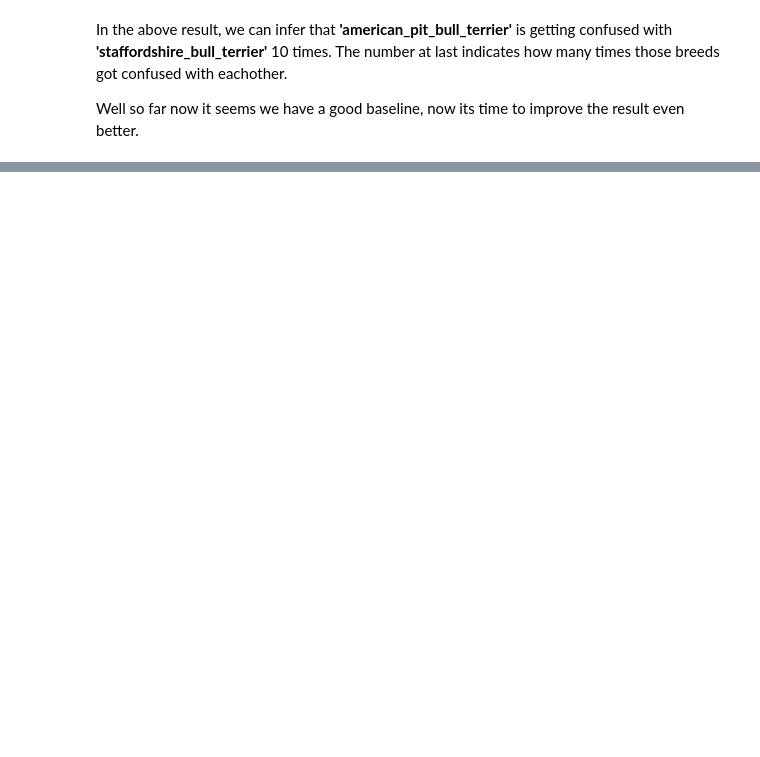
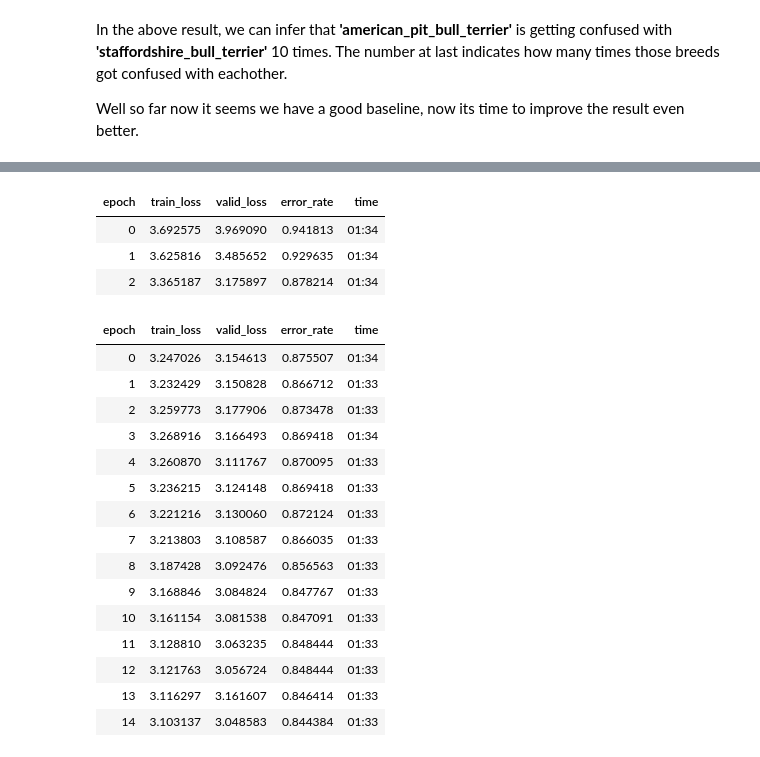
Before and after one commit to ashikshafi08/Learning-Fastai, a Jupyter notebook: Chapters Notebooks/Image_Classification.ipynb, the cells around one changed output, grey strips where cells are left out. Cells and saved outputs as stored; diff of their text form; code cells hidden in the pictures; blank space fills up the shorter version.

```diff
--- a/Chapters Notebooks/Image_Classification.ipynb
+++ b/Chapters Notebooks/Image_Classification.ipynb
@@ -671,0 +872,32 @@ The first thing to look up when training a model is the learning rate. As seen b
+# %%
+# Using discriminative learning rate technique, using resnet
+
+# Training the randomly added layers (output layer)
+learn.fit_one_cycle(3 , 4e-2)
+
+# Unfreezing the other layers, now a whole neural network back in action
+learn.unfreeze()
+
+# Using discriminative lr technique
+learn.fit_one_cycle(15 , lr_max=slice(1e-5 , 1e-2)) # lower to higer lr
+# %% [output]
+| epoch | train_loss | valid_loss | error_rate | time |
+| 0 | 3.692575 | 3.969090 | 0.941813 | 01:34 |
+| 1 | 3.625816 | 3.485652 | 0.929635 | 01:34 |
+| 2 | 3.365187 | 3.175897 | 0.878214 | 01:34 |
+| epoch | train_loss | valid_loss | error_rate | time |
+| 0 | 3.247026 | 3.154613 | 0.875507 | 01:34 |
+| 1 | 3.232429 | 3.150828 | 0.866712 | 01:33 |
+| 2 | 3.259773 | 3.177906 | 0.873478 | 01:33 |
+| 3 | 3.268916 | 3.166493 | 0.869418 | 01:34 |
+| 4 | 3.260870 | 3.111767 | 0.870095 | 01:33 |
+| 5 | 3.236215 | 3.124148 | 0.869418 | 01:33 |
+| 6 | 3.221216 | 3.130060 | 0.872124 | 01:33 |
+| 7 | 3.213803 | 3.108587 | 0.866035 | 01:33 |
+| 8 | 3.187428 | 3.092476 | 0.856563 | 01:33 |
+| 9 | 3.168846 | 3.084824 | 0.847767 | 01:33 |
+| 10 | 3.161154 | 3.081538 | 0.847091 | 01:33 |
+| 11 | 3.128810 | 3.063235 | 0.848444 | 01:33 |
+| 12 | 3.121763 | 3.056724 | 0.848444 | 01:33 |
+| 13 | 3.116297 | 3.161607 | 0.846414 | 01:33 |
+| 14 | 3.103137 | 3.048583 | 0.844384 | 01:33 |
```
Also changed, not shown: parts of 33 cells of this notebook.
